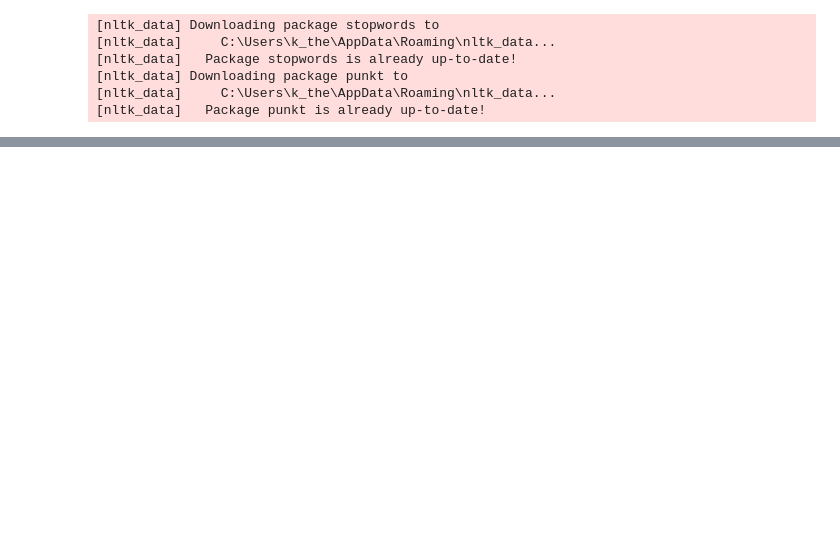
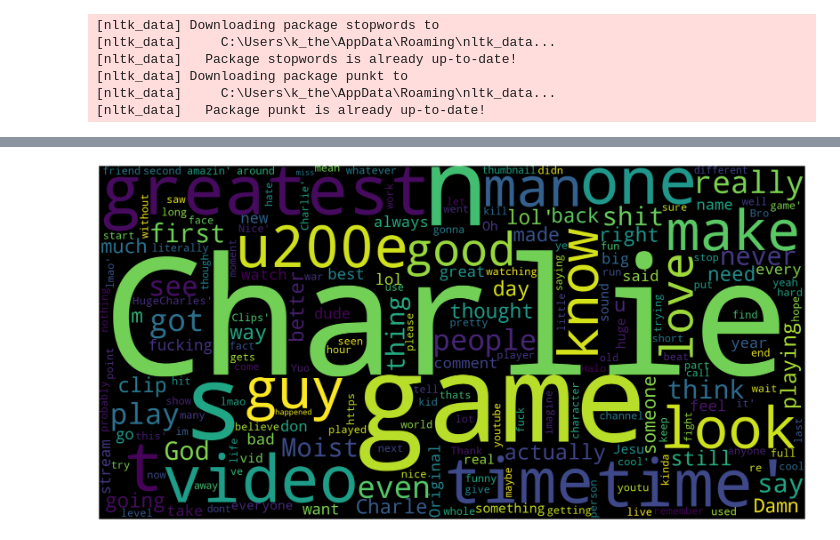
Before and after one commit to IngriKatherine/Youtube, a Jupyter notebook: python/test.ipynb, the cells around one changed output, grey strips where cells are left out. Cells and saved outputs as stored; diff of their text form; code cells hidden in the pictures; blank space fills up the shorter version.

Commit message:
Added wordcloud

```diff
--- a/python/test.ipynb
+++ b/python/test.ipynb
@@ -109,7 +226,2 @@ channel_data
 numeric_cols = ['subscribers', 'views', 'totalVideos']
 channel_data[numeric_cols] = channel_data[numeric_cols].apply(pd.to_numeric, errors='coerce')
-# %%
-sns.set(rc={'figure.figsize':(10,8)})
-ax = sns.barplot(x='channelName', y='subscribers', data=channel_data.sort_values('subscribers', ascending=False))
-ax.yaxis.set_major_formatter(ticker.FuncFormatter(lambda x, pos: '{:,.0f}'.format(x/1000) + 'K'))
-plot = ax.set_xticklabels(ax.get_xticklabels(),rotation = 90)
@@ -198,0 +272,20 @@ AttributeError: 'DataFrame' object has no attribute 'publishedAt'
+# %%
+comments_df=pd.read_csv('comments_data_TierList.csv',sep=',',index_col=0)
+# %%
+#Wordcloud for words in comments
+stop_words = set(stopwords.words('english'))
+comments_df['comments_no_stopwords'] = comments_df['comments'].apply(lambda x: [item for item in str(x).split() if item not in stop_words])
+
+all_words = list([a for b in comments_df['comments_no_stopwords'].tolist() for a in b])
+all_words_str = ' '.join(all_words)
+
+def plot_cloud(wordcloud):
+    plt.figure(figsize=(30, 20))
+    plt.imshow(wordcloud)
+    plt.axis("off");
+
+wordcloud = WordCloud(width = 2000, height = 1000, random_state=1, background_color='black',
+                      colormap='viridis', collocations=False).generate(all_words_str)
+plot_cloud(wordcloud)
+# %% [output]
+[figure, added]
```
Also changed, not shown: parts of 19 cells of this notebook, 3 other files.
